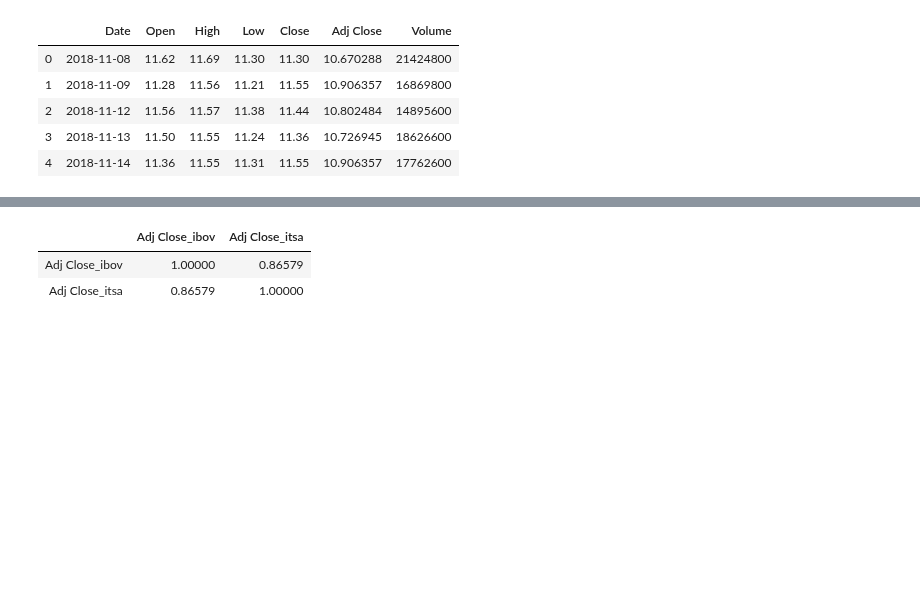
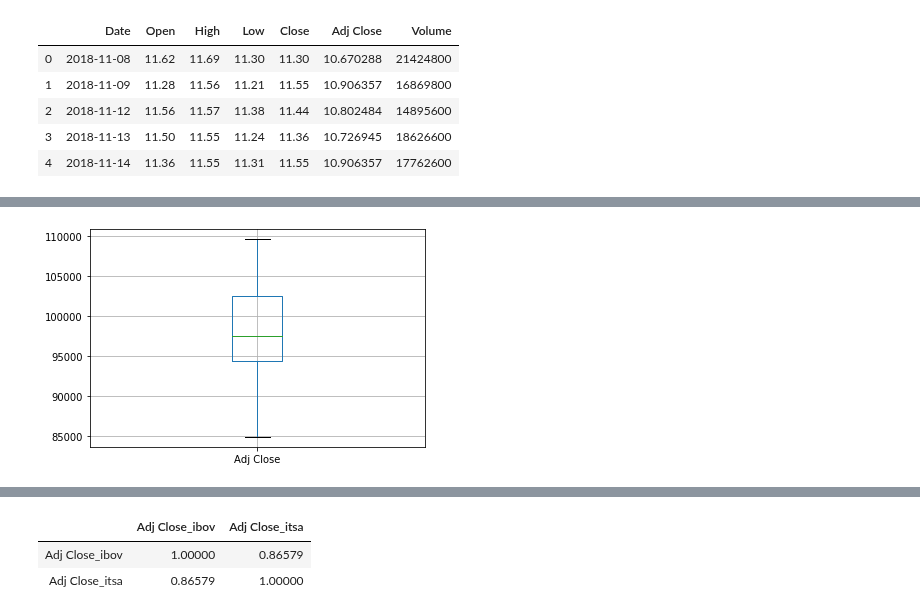
Before and after one commit to pbcarani/P3-Data-Science, a Jupyter notebook: P3_ibov_itausa.ipynb, the cells around one changed output, grey strips where cells are left out. Saved outputs shown, nothing was run; the diff lists cells and outputs as text; code cells hidden in the pictures; blank space fills up the shorter version.

```diff
--- a/P3_ibov_itausa.ipynb
+++ b/P3_ibov_itausa.ipynb
@@ -48,0 +109,4 @@ preco=itsa['Adj Close']
+# %%
+ibov.boxplot();
+# %% [output]
+[figure, added]
```
Also changed, not shown: parts of 39 cells of this notebook.
